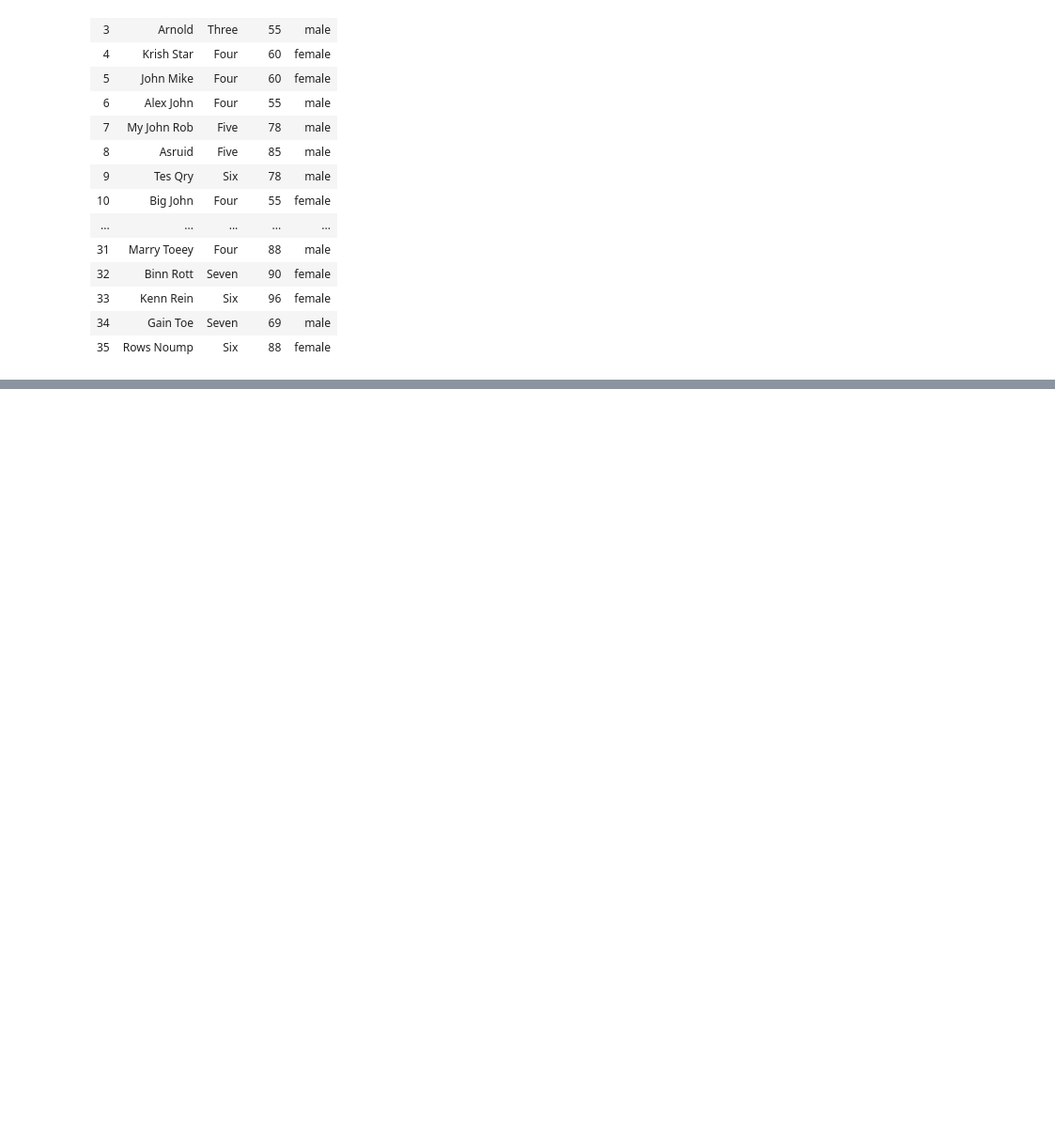
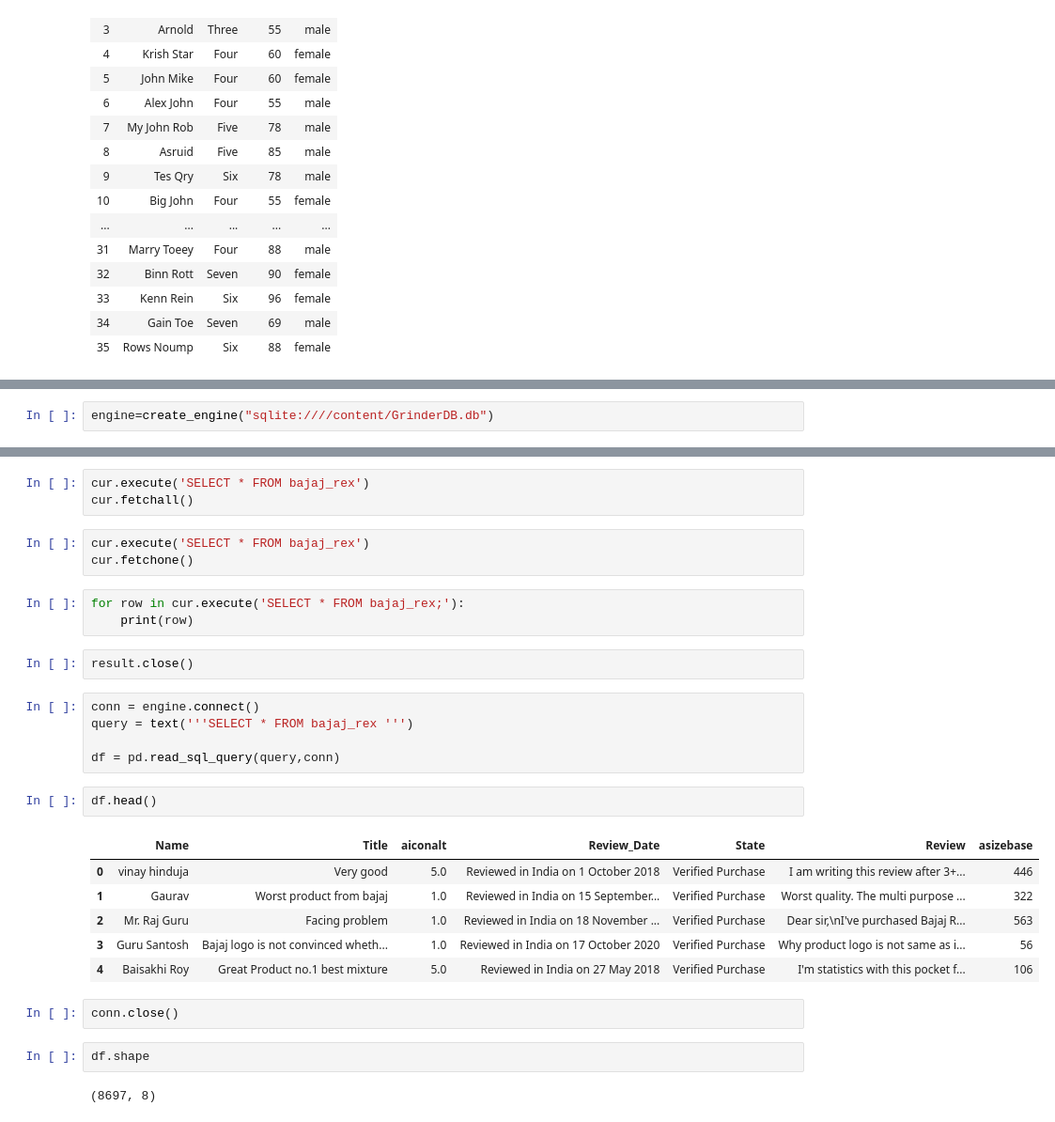
Before and after one commit to sharop/CD2001C, a Jupyter notebook: sandbox/warming_up.ipynb, the cells around one changed output, grey strips where cells are left out. Shown: that part at 94% size. Cells and saved outputs as stored; diff of their text form; blank space fills up the shorter version.

```diff
--- a/sandbox/warming_up.ipynb
+++ b/sandbox/warming_up.ipynb
@@ -88,0 +74,2 @@ for row in r_set:
+# %%
+engine=create_engine("sqlite:////content/GrinderDB.db")
@@ -88,0 +81,31 @@ for row in r_set:
+# %%
+cur.execute('SELECT * FROM bajaj_rex')
+cur.fetchall()
+# %%
+cur.execute('SELECT * FROM bajaj_rex')
+cur.fetchone()
+# %%
+for row in cur.execute('SELECT * FROM bajaj_rex;'):
+    print(row)
+# %%
+result.close()
+# %%
+conn = engine.connect()
+query = text('''SELECT * FROM bajaj_rex ''')
+
+df = pd.read_sql_query(query,conn)
+# %%
+df.head()
+# %% [output]
+|  | Name | Title | aiconalt | Review_Date | State | Review | asizebase |
+| 0 | vinay hinduja | Very good | 5.0 | Reviewed in India on 1 October 2018 | Verified Purchase | I am writing this review after 3+... | 446 |
+| 1 | Gaurav | Worst product from bajaj | 1.0 | Reviewed in India on 15 September... | Verified Purchase | Worst quality. The multi purpose ... | 322 |
+| 2 | Mr. Raj Guru | Facing problem | 1.0 | Reviewed in India on 18 November ... | Verified Purchase | Dear sir,\nI've purchased Bajaj R... | 563 |
+| 3 | Guru Santosh | Bajaj logo is not convinced wheth... | 1.0 | Reviewed in India on 17 October 2020 | Verified Purchase | Why product logo is not same as i... | 56 |
+| 4 | Baisakhi Roy | Great Product no.1 best mixture | 5.0 | Reviewed in India on 27 May 2018 | Verified Purchase | I'm statistics with this pocket f... | 106 |
+# %%
+conn.close()
+# %%
+df.shape
+# %% [output]
+(8697, 8)
```
Also changed, not shown: parts of 18 cells of this notebook.
